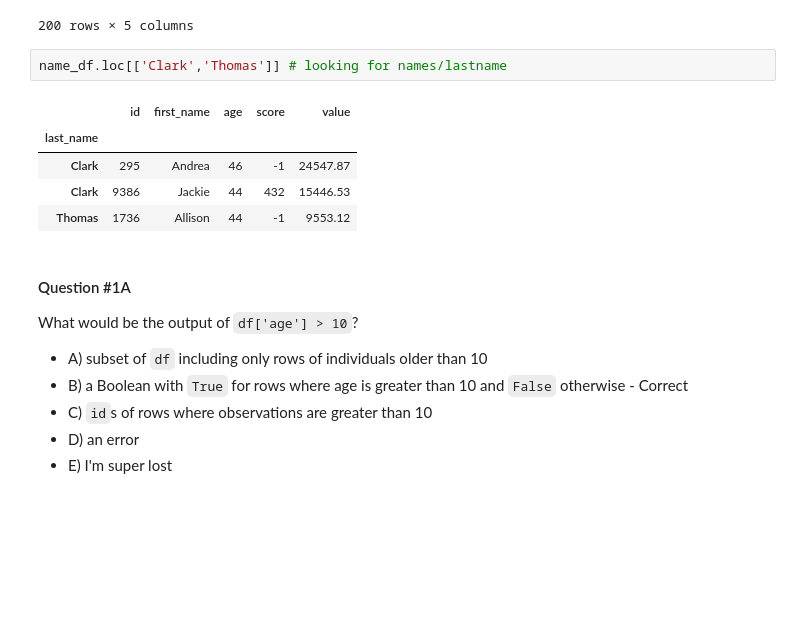
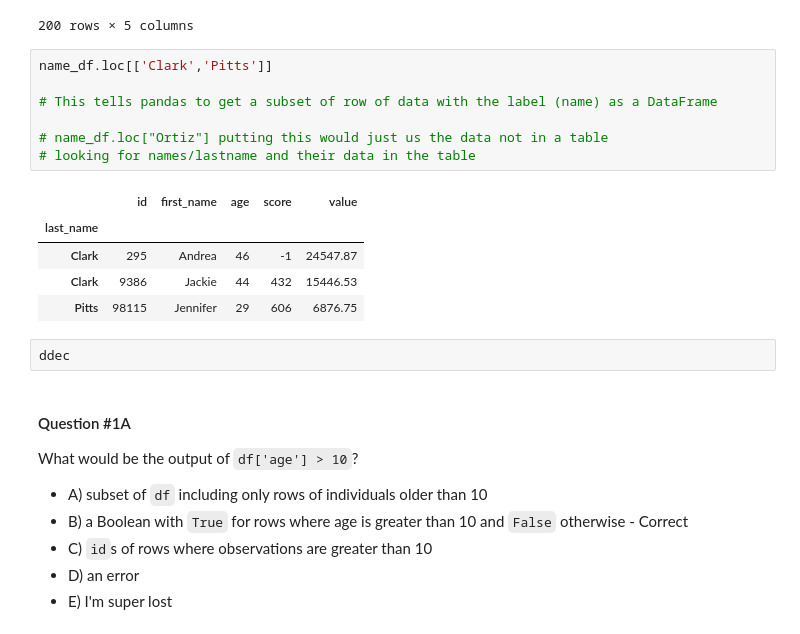
Before and after one commit to COGS108/Group147_WI26, a Jupyter notebook: 05-Pandas.ipynb, the cells around one changed output. Drawn from its saved outputs; the diff is of its cells as text; blank space fills up the shorter version.

```diff
--- a/05-Pandas.ipynb
+++ b/05-Pandas.ipynb
@@ -157,14 +186,21 @@ name_df
 | Jenkins | 98284 | Brittany | 34 | 665 | 43525.88 |
 | Brown | 98366 | Katelyn | 45 | 501 | 29668.38 |
 200 rows × 5 columns
-# %%
-name_df.loc[['Clark','Thomas']] # looking for names/lastname
-# %% [output]
-|  | id | first_name | age | score | value |
-| last_name |  |  |  |  |  |
-| Clark | 295 | Andrea | 46 | -1 | 24547.87 |
-| Clark | 9386 | Jackie | 44 | 432 | 15446.53 |
-| Thomas | 1736 | Allison | 44 | -1 | 9553.12 |
+# %%
+name_df.loc[['Clark','Pitts']]
+
+# This tells pandas to get a subset of row of data with the label (name) as a DataFrame
+
+# name_df.loc["Ortiz"] putting this would just us the data not in a table
+# looking for names/lastname and their data in the table
+# %% [output]
+|  | id | first_name | age | score | value |
+| last_name |  |  |  |  |  |
+| Clark | 295 | Andrea | 46 | -1 | 24547.87 |
+| Clark | 9386 | Jackie | 44 | 432 | 15446.53 |
+| Pitts | 98115 | Jennifer | 29 | 606 | 6876.75 |
+# %%
+ddec
 # %% [markdown]
 #### Question #1A
 
```
Also changed, not shown: parts of 36 cells of this notebook, 1 other file.
